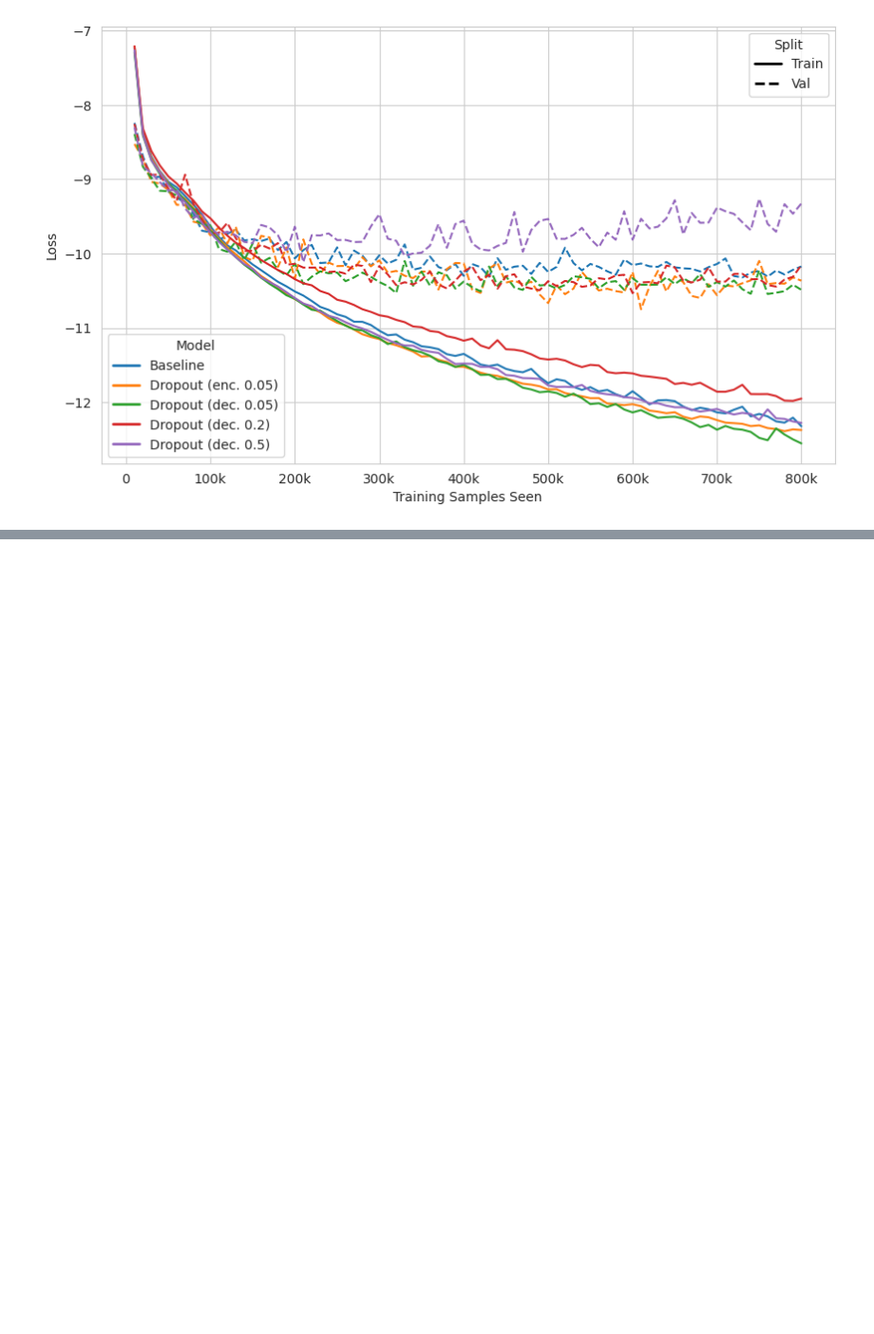
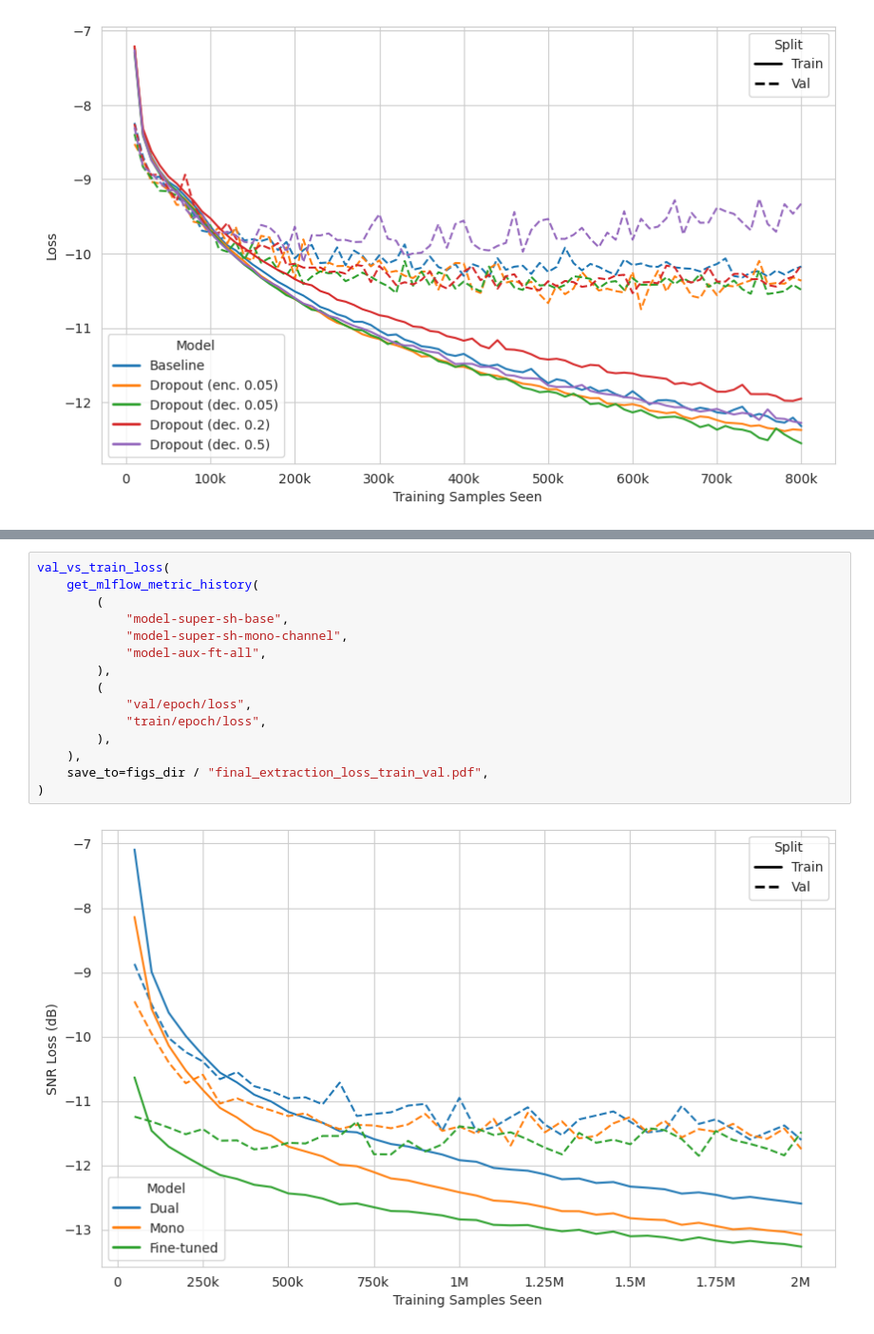
Before and after one commit to LukasFT/misophonia, a Jupyter notebook: notebooks/analysis/loss_graphs.ipynb, the cells around one changed output, grey strips where cells are left out. Shown at 95% size. Drawn from its saved outputs; the diff is of its cells as text; blank space fills up the shorter version.

```diff
--- a/notebooks/analysis/loss_graphs.ipynb
+++ b/notebooks/analysis/loss_graphs.ipynb
@@ -641,0 +746,17 @@ plot_metric(
+# %%
+val_vs_train_loss(
+    get_mlflow_metric_history(
+        (
+            "model-super-sh-base",
+            "model-super-sh-mono-channel",
+            "model-aux-ft-all",
+        ),
+        (
+            "val/epoch/loss",
+            "train/epoch/loss",
+        ),
+    ),
+    save_to=figs_dir / "final_extraction_loss_train_val.pdf",
+)
+# %% [output]
+[figure, added]
```
Also changed, not shown: parts of 12 cells of this notebook, 2 other files.
